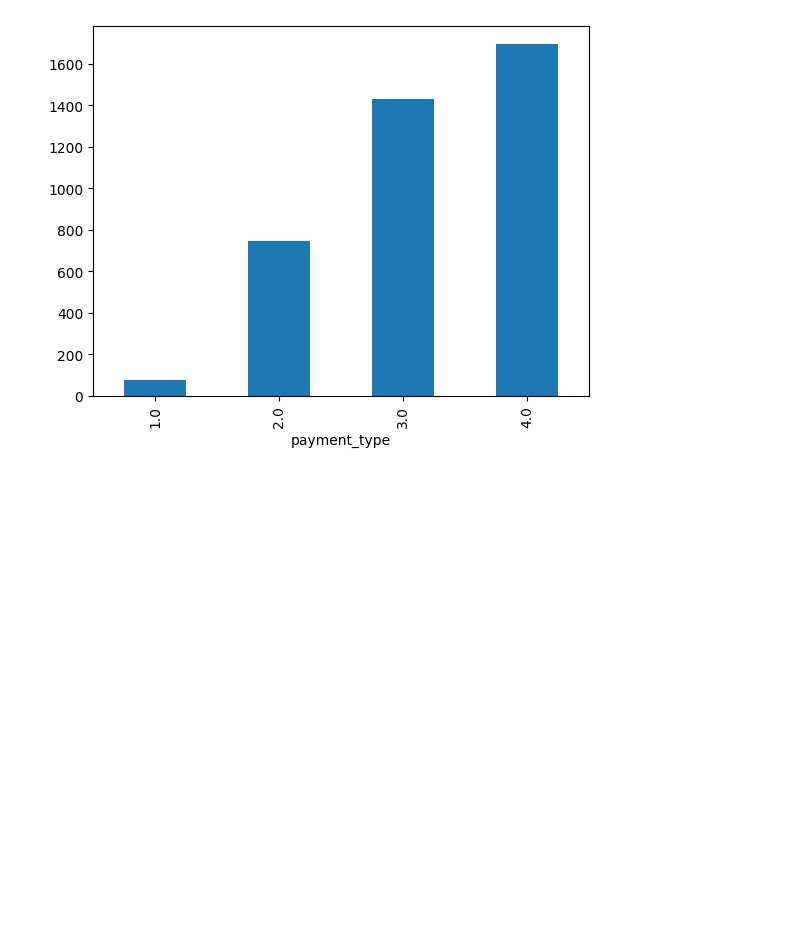
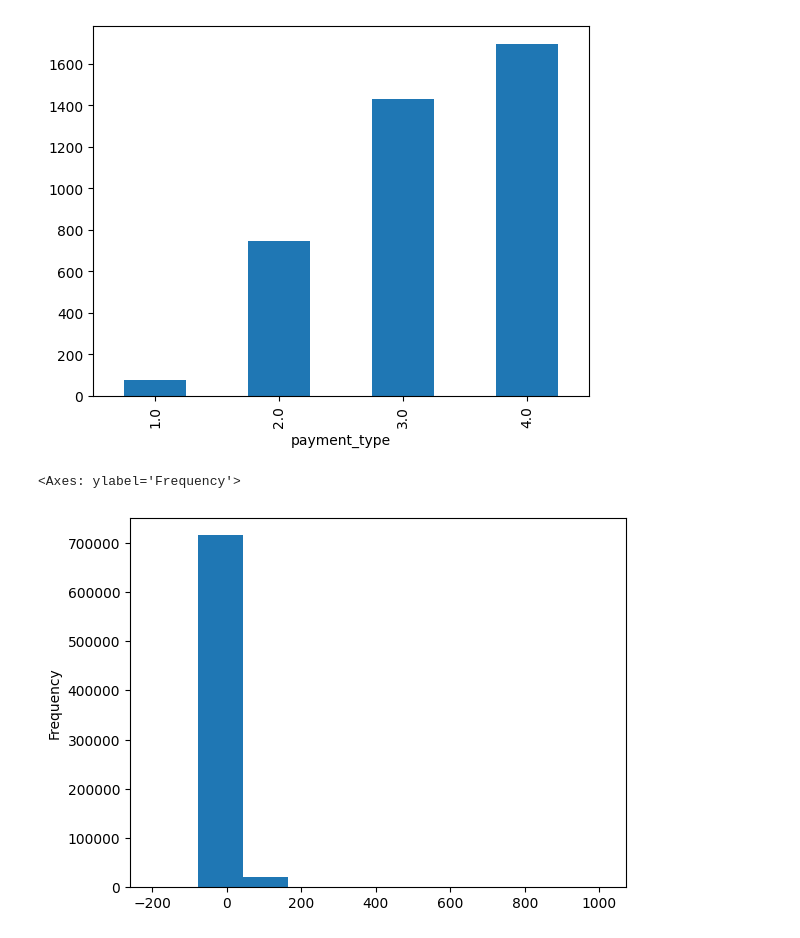
Before and after one commit to opagani/https-github.com-opagani-2024-08Aug-cleaning, a Jupyter notebook: LernerPython - 2024-08Aug-chaining.ipynb, the cells around one changed output. Cells and saved outputs as stored; diff of their text form; code cells hidden in the pictures; blank space fills up the shorter version.

```diff
--- a/LernerPython - 2024-08Aug-chaining.ipynb
+++ b/LernerPython - 2024-08Aug-chaining.ipynb
@@ -478,3 +478,19 @@ Name: trip_distance, dtype: float64
 # %% [output]
 <Axes: xlabel='payment_type'>
 [figure]
+# %%
+# what if I want to chart the number of dollars / mile for each taxi ride,
+# and then create a histogram for that?
+
+df = (
+    pd
+    .read_csv(filename,
+              usecols=['passenger_count', 'payment_type',
+                          'total_amount', 'trip_distance'],
+              engine='pyarrow')
+)
+# %%
+(df['total_amount'] / df['payment_type']).plot.hist()
+# %% [output]
+<Axes: ylabel='Frequency'>
+[figure, added]
```
